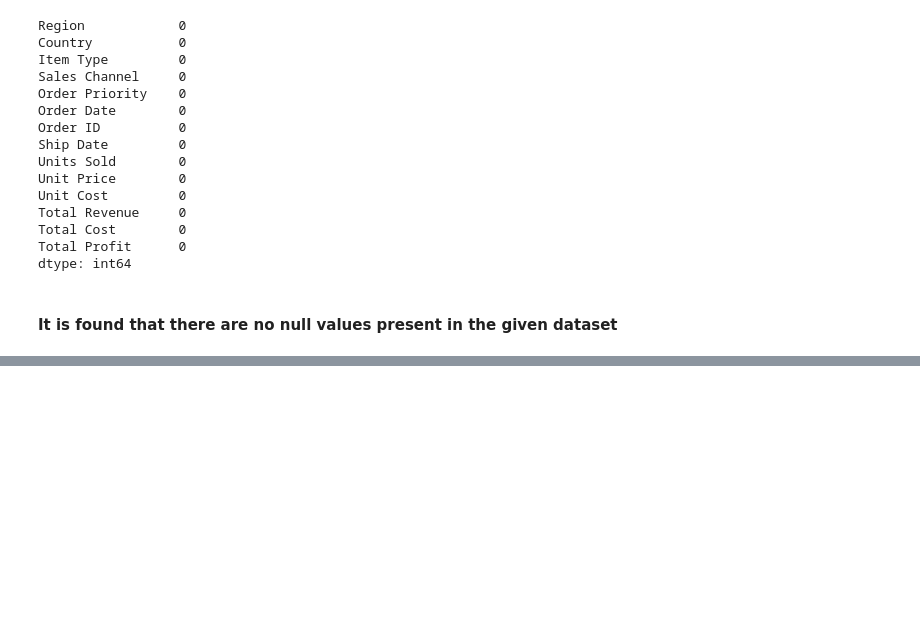
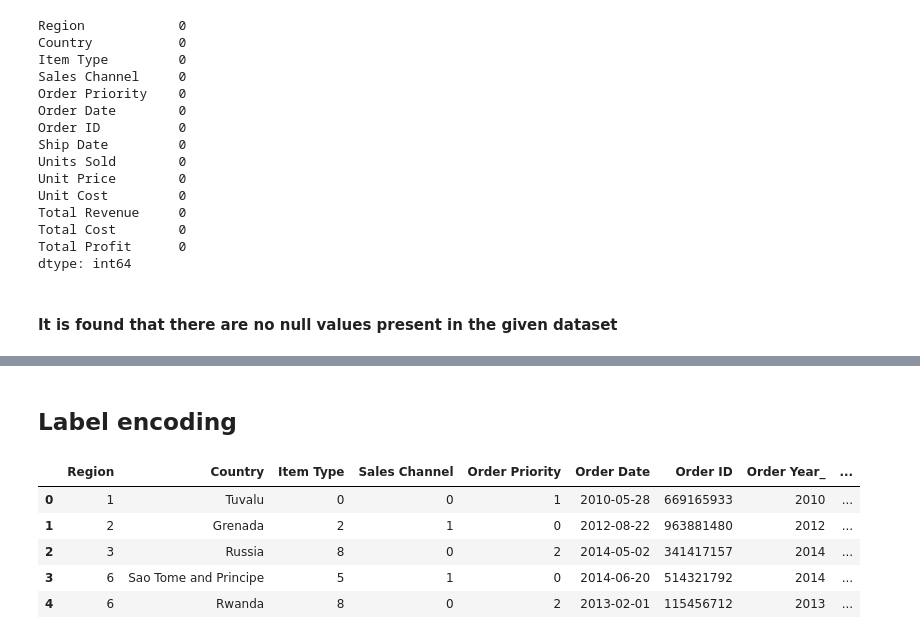
Before and after one commit to SamNijin/Analyzing-Amazon-Sales-Data, a Jupyter notebook: Amazon-Sales-Analysis.ipynb, the cells around one changed output, grey strips where cells are left out. Drawn from its saved outputs; the diff is of its cells as text; code cells hidden in the pictures; blank space fills up the shorter version.

```diff
--- a/Amazon-Sales-Analysis.ipynb
+++ b/Amazon-Sales-Analysis.ipynb
@@ -66,0 +128,18 @@ dtype: int64
+# %% [markdown]
+## Label encoding
+# %%
+# Label Ecoding the categorical data
+
+label_encoder = LabelEncoder()
+sales_data['Region'] = label_encoder.fit_transform(sales_data['Region'])
+sales_data['Item Type'] = label_encoder.fit_transform(sales_data['Item Type'])
+sales_data['Sales Channel'] = label_encoder.fit_transform(sales_data['Sales Channel'])
+sales_data['Order Priority'] = label_encoder.fit_transform(sales_data['Order Priority'])
+sales_data.head()
+# %% [output]
+|  | Region | Country | Item Type | Sales Channel | Order Priority | Order Date | Order ID | Order Year_ | ... |
+| 0 | 1 | Tuvalu | 0 | 0 | 1 | 2010-05-28 | 669165933 | 2010 | ... |
+| 1 | 2 | Grenada | 2 | 1 | 0 | 2012-08-22 | 963881480 | 2012 | ... |
+| 2 | 3 | Russia | 8 | 0 | 2 | 2014-05-02 | 341417157 | 2014 | ... |
+| 3 | 6 | Sao Tome and Principe | 5 | 1 | 0 | 2014-06-20 | 514321792 | 2014 | ... |
+| 4 | 6 | Rwanda | 8 | 0 | 2 | 2013-02-01 | 115456712 | 2013 | ... |
```
Also changed, not shown: parts of 12 cells of this notebook.
